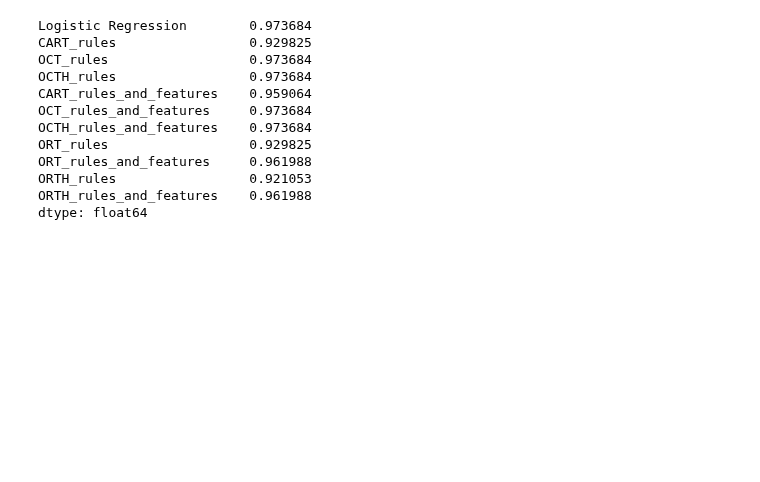
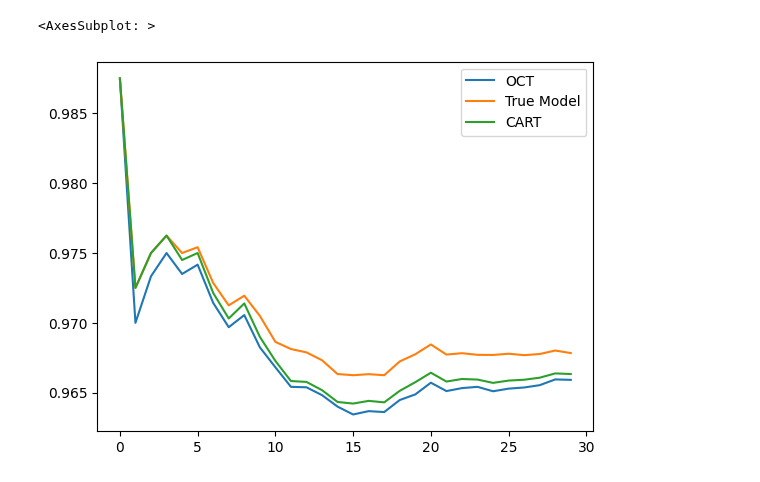
Before and after one commit to RyanLucas3/An-Optimal-RuleFit-Algorithm, a Jupyter notebook: Simulations.ipynb, the cells around one changed output. Drawn from its saved outputs; the diff is of its cells as text; code cells hidden in the pictures; blank space fills up the shorter version.

```diff
--- a/Simulations.ipynb
+++ b/Simulations.ipynb
@@ -4,2 +9,0 @@ import pandas as pd
-# %%
-simulated_data = pd.read_csv("simulated_data.csv", index_col = "Unnamed: 0")
@@ -47,9 +9,0 @@ Name: y, Length: 400, dtype: float64
-# %%
-from interpretableai import iai
-ORT = iai.GridSearch(iai.OptimalTreeRegressor(),max_depth=range(2,4))
-
-ORT.fit(X_train, y_train)
-model = iai.OptimalTreeRegressor(**ORT.get_best_params())
-model.fit(X_train, y_train)
-predictions = model.predict(X_test)
-# model.score(X_test , y_test, metric = r2_score)
@@ -203,4 +9,0 @@ rule = rules[1]
-# %%
-for i, rules in enumerate(act_rules):
-    print(i)
-    print(rules)
@@ -232,4 +9,0 @@ act_rules
-# %%
-for i, rules in enumerate(act_rules):
-    print(i)
-    print(rules)
@@ -274,15 +9,0 @@ plt.savefig('Benchmark ORRFA.png')
-# %%
-performance_by_iter.mean()
-# %% [output]
-Logistic Regression        0.973684
-CART_rules                 0.929825
-OCT_rules                  0.973684
-OCTH_rules                 0.973684
-CART_rules_and_features    0.959064
-OCT_rules_and_features     0.973684
-OCTH_rules_and_features    0.973684
-ORT_rules                  0.929825
-ORT_rules_and_features     0.961988
-ORTH_rules                 0.921053
-ORTH_rules_and_features    0.961988
-dtype: float64
@@ -288,0 +82,5 @@ dtype: float64
+# %%
+pd.DataFrame(accuracies).T.expanding().mean().plot()
+# %% [output]
+<AxesSubplot: >
+[figure, added]
```
Also changed, not shown: parts of 29 cells of this notebook, 5 other files.
